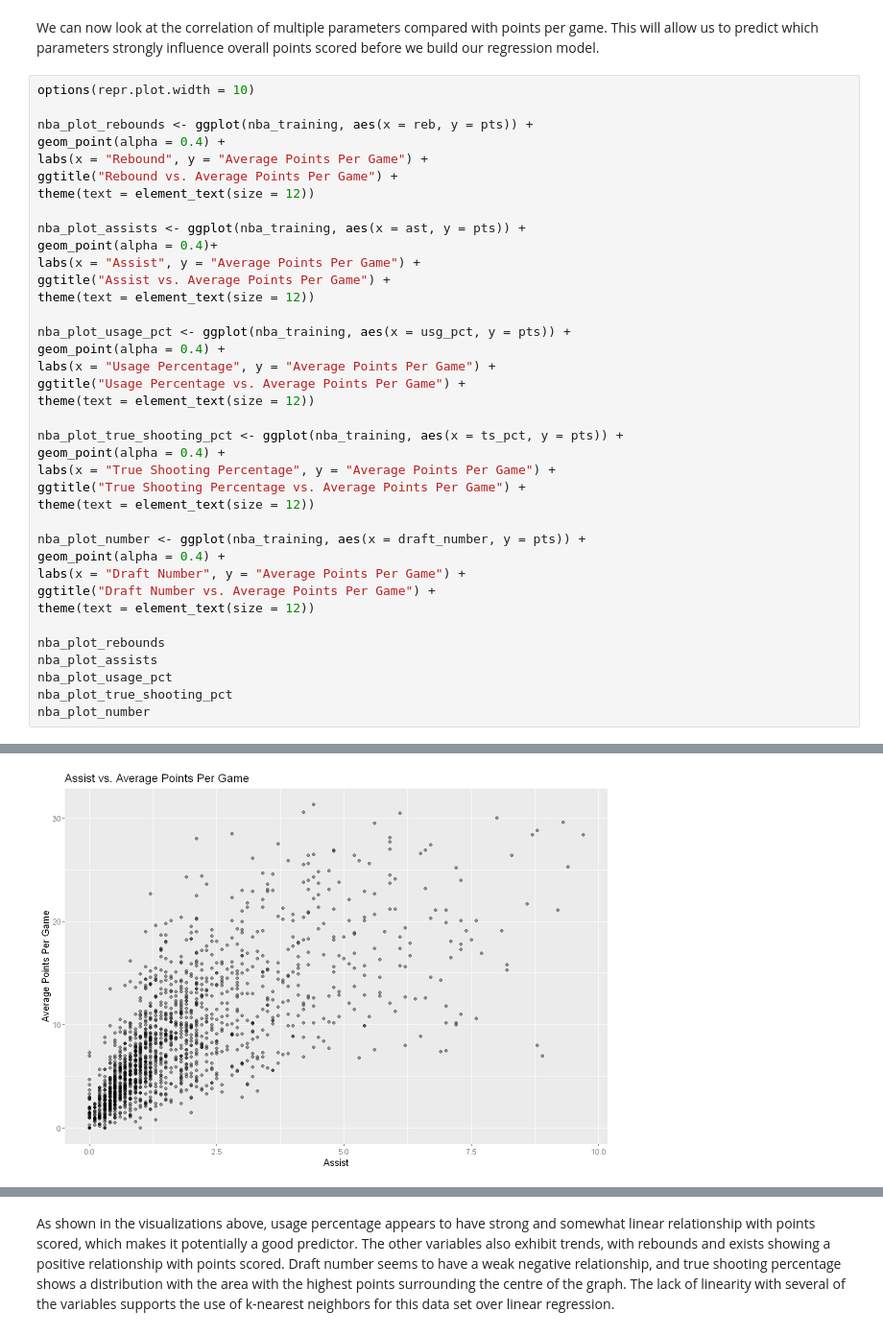
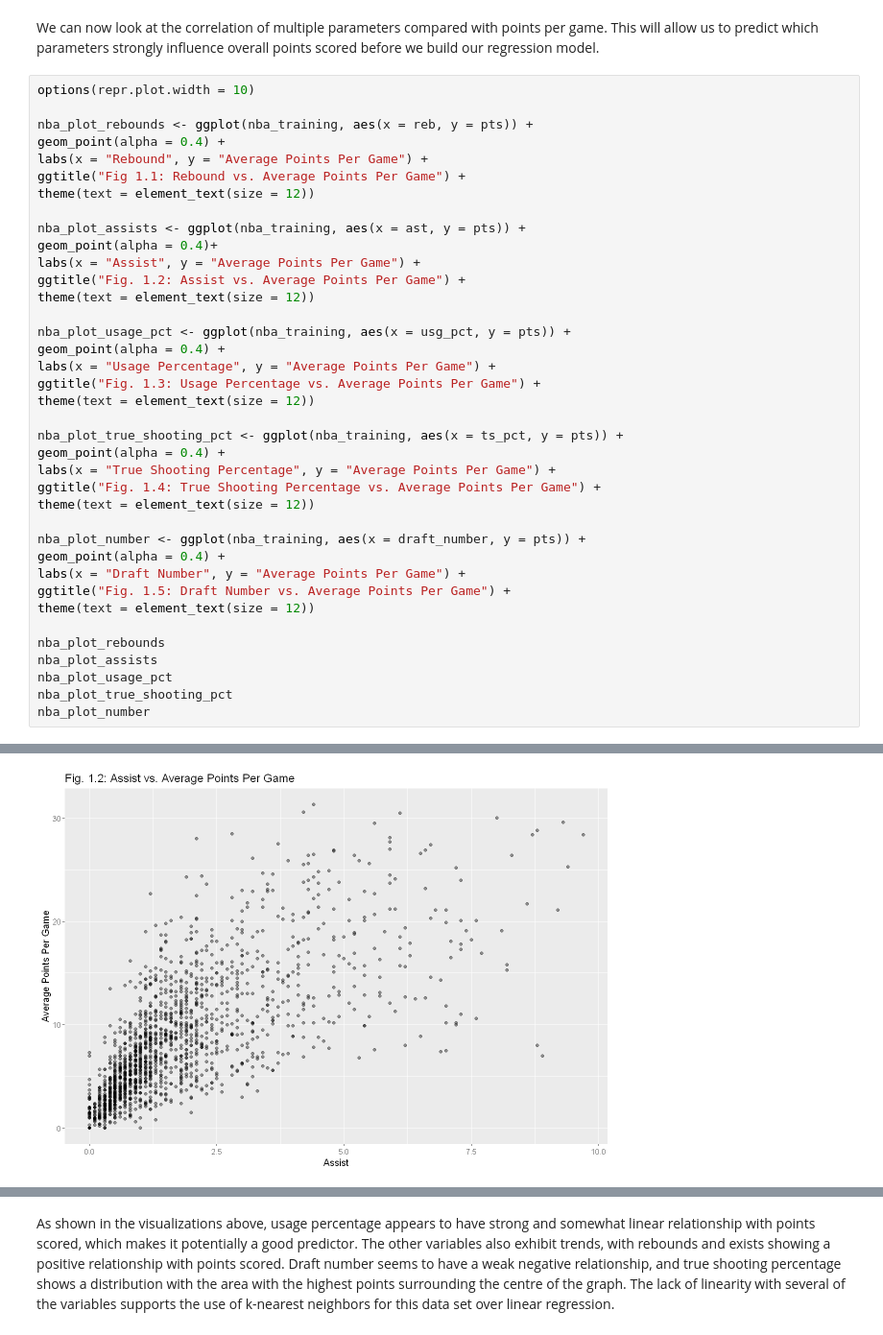
Before and after one commit to mdean808/dsci-100-group-project, a Jupyter notebook: project.ipynb, the cells around one changed output, grey strips where cells are left out. Shown at 96% size. Cells and saved outputs as stored; diff of their text form.

Commit message:
add figure names, descriptions for some graphs

```diff
--- a/project.ipynb
+++ b/project.ipynb
@@ -104,31 +104,31 @@ options(repr.plot.width = 10)
 nba_plot_rebounds <- ggplot(nba_training, aes(x = reb, y = pts)) +
 geom_point(alpha = 0.4) +
 labs(x = "Rebound", y = "Average Points Per Game") +
-ggtitle("Rebound vs. Average Points Per Game") +
+ggtitle("Fig 1.1: Rebound vs. Average Points Per Game") +
 theme(text = element_text(size = 12))
 
 nba_plot_assists <- ggplot(nba_training, aes(x = ast, y = pts)) +
 geom_point(alpha = 0.4)+
 labs(x = "Assist", y = "Average Points Per Game") +
-ggtitle("Assist vs. Average Points Per Game") +
+ggtitle("Fig. 1.2: Assist vs. Average Points Per Game") +
 theme(text = element_text(size = 12))
 
 nba_plot_usage_pct <- ggplot(nba_training, aes(x = usg_pct, y = pts)) +
 geom_point(alpha = 0.4) +
 labs(x = "Usage Percentage", y = "Average Points Per Game") +
-ggtitle("Usage Percentage vs. Average Points Per Game") +
+ggtitle("Fig. 1.3: Usage Percentage vs. Average Points Per Game") +
 theme(text = element_text(size = 12))
 
 nba_plot_true_shooting_pct <- ggplot(nba_training, aes(x = ts_pct, y = pts)) +
 geom_point(alpha = 0.4) +
 labs(x = "True Shooting Percentage", y = "Average Points Per Game") +
-ggtitle("True Shooting Percentage vs. Average Points Per Game") +
+ggtitle("Fig. 1.4: True Shooting Percentage vs. Average Points Per Game") +
 theme(text = element_text(size = 12))
 
 nba_plot_number <- ggplot(nba_training, aes(x = draft_number, y = pts)) +
 geom_point(alpha = 0.4) +
 labs(x = "Draft Number", y = "Average Points Per Game") +
-ggtitle("Draft Number vs. Average Points Per Game") +
+ggtitle("Fig. 1.5: Draft Number vs. Average Points Per Game") +
 theme(text = element_text(size = 12))
 
 nba_plot_rebounds
@@ -141 +141 @@ nba_plot_number
-[figure, old version]
+[figure, new version]
```
Also changed, not shown: parts of 16 cells of this notebook.
